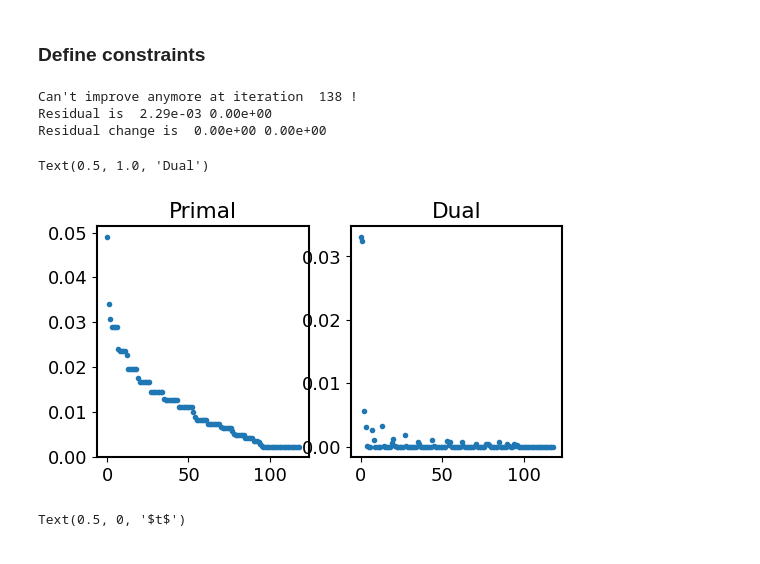
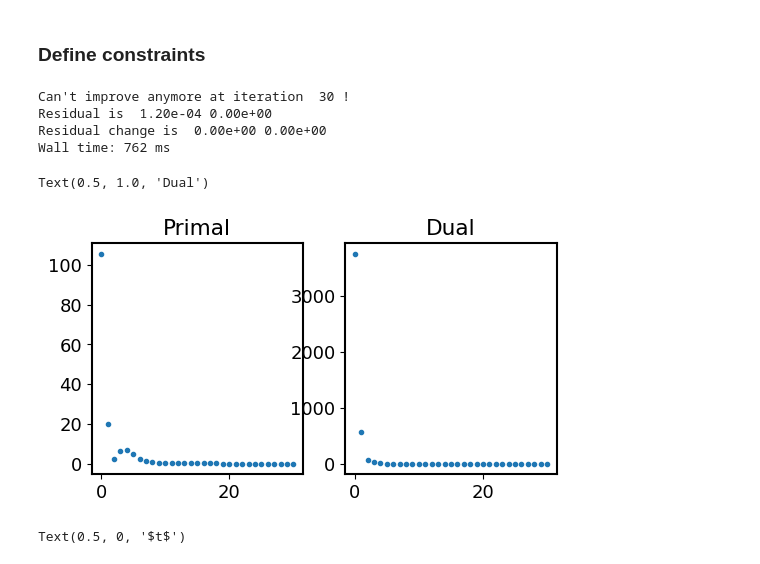
Before and after one commit to chenjianxing1/iLQR-ADMM, a Jupyter notebook: notebooks/3DoF robot/Iterative LQR with 3DoF and constraints.ipynb, the cells around one changed output. Cells and saved outputs as stored; diff of their text form; code cells hidden in the pictures.

Commit message:
enchancing ilqr notebook

```diff
--- a/notebooks/3DoF robot/Iterative LQR with 3DoF and constraints.ipynb
+++ b/notebooks/3DoF robot/Iterative LQR with 3DoF and constraints.ipynb
@@ -255,30 +255,34 @@ def state_projection(x):
 
 list_of_proj_x += [state_projection]
 # %%
+# Problem parameters
 Qr = np.zeros((N, d, d))
-Qr[-1, q_dim*2, q_dim*2] = 1e0
+Qr[-1, q_dim*2, q_dim*2] = 1e1
 Qr[:, q_dim:q_dim*2, q_dim:q_dim*2] = np.eye(q_dim)*1e-3
 Qr = scipy.linalg.block_diag(*Qr)
 
 rho_u = 1e-4 # it will be converted to Rr inside
-alpha = 0.8 # relaxation parameter for ADMM
-
-sls.reset()
-sls.nominal_values = x_nom, u_nom
-log = sls.ilqr_admm(get_AB, list_of_proj_x=list_of_proj_x, list_of_proj_u=list_of_proj_u, z_init=None, max_admm_iter=200,
-                        max_line_search=5, rho_x=Qr, rho_u=rho_u, alpha=alpha, threshold=1e-5, verbose=False, log=True)
-
-fig,ax= plt.subplots(ncols=2, figsize=(6,3))
-ax[0].plot(np.stack(log)[20:,0], ".")
-ax[0].set_title("Primal")
-ax[1].plot(np.stack(log)[20:,1], ".")
-ax[1].set_title("Dual")
+alpha = 1. # relaxation parameter for ADMM
-# %% [output]
-Can't improve anymore at iteration  138 !
-Residual is  2.29e-03 0.00e+00
-Residual change is  0.00e+00 0.00e+00
-Text(0.5, 1.0, 'Dual')
-[figure, removed]
+# %%
+%%time
+sls.reset()
+sls.nominal_values = x_nom, u_nom
+log = sls.ilqr_admm(get_AB, list_of_proj_x=list_of_proj_x, list_of_proj_u=list_of_proj_u, z_init=None, max_admm_iter=200,
+                        max_line_search=5, rho_x=Qr, rho_u=rho_u, alpha=alpha, threshold=1e-5, verbose=False, log=True)
+# %% [output]
+Can't improve anymore at iteration  30 !
+Residual is  1.20e-04 0.00e+00
+Residual change is  0.00e+00 0.00e+00
+Wall time: 762 ms
+# %%
+fig,ax= plt.subplots(ncols=2, figsize=(6,3))
+ax[0].plot(np.stack(log)[:,0], ".")
+ax[0].set_title("Primal")
+ax[1].plot(np.stack(log)[:,1], ".")
+ax[1].set_title("Dual")
+# %% [output]
+Text(0.5, 1.0, 'Dual')
+[figure, added]
 # %%
 
 fig,ax= plt.subplots(ncols=3,figsize=(15,4))
```
